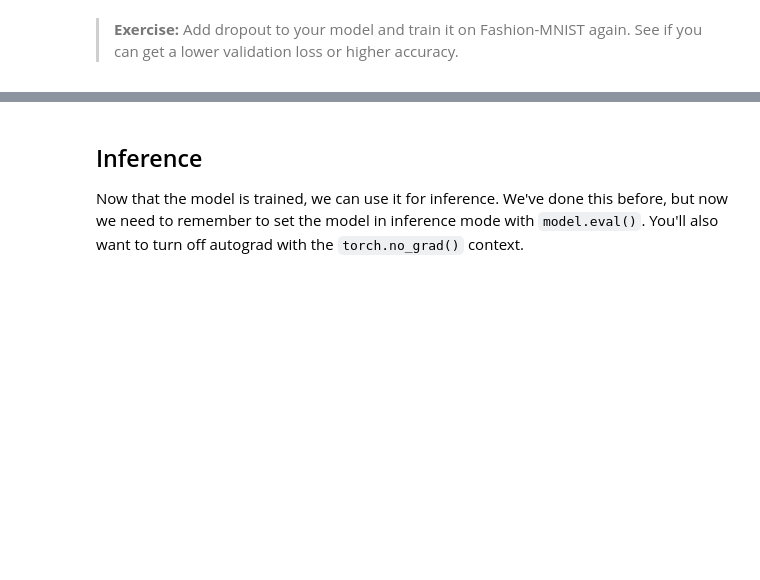
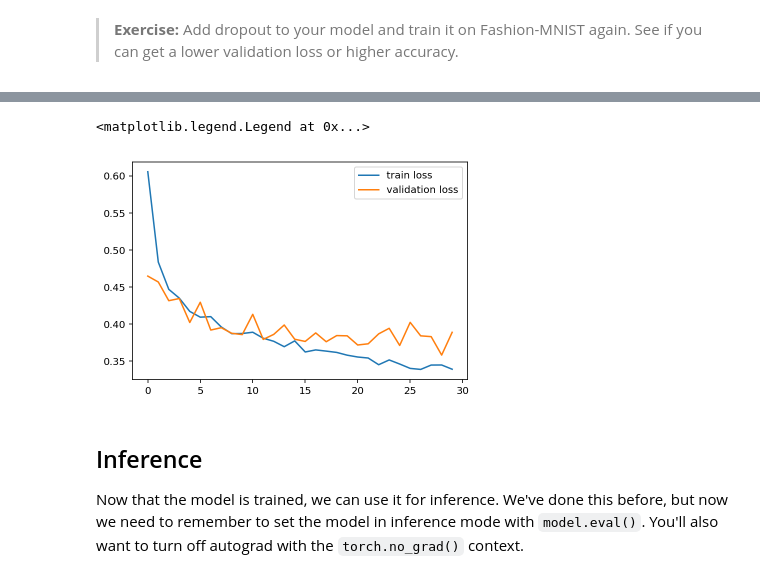
Before and after one commit to Satwato/deep-learning-v2-pytorch, a Jupyter notebook: intro-to-pytorch/Part 5 - Inference and Validation (Exercises).ipynb, the cells around one changed output, grey strips where cells are left out. Drawn from its saved outputs; the diff is of its cells as text; code cells hidden in the pictures; blank space fills up the shorter version.

```diff
--- a/intro-to-pytorch/Part 5 - Inference and Validation (Exercises).ipynb
+++ b/intro-to-pytorch/Part 5 - Inference and Validation (Exercises).ipynb
@@ -236,0 +251,23 @@ model.train()
+# %%
+from torch import nn, optim
+import torch.nn.functional as F
+
+class Classifier(nn.Module):
+    def __init__(self):
+        super().__init__()
+        self.fc1 = nn.Linear(784, 256)
+        self.fc2 = nn.Linear(256, 128)
+        self.fc3 = nn.Linear(128, 64)
+        self.fc4 = nn.Linear(64, 10)
+
+        self.dropout= nn.Dropout(p=0.2)
+    def forward(self, x):
+        # make sure input tensor is flattened
+        x = x.view(x.shape[0], -1)
+
+        x = self.dropout(F.relu(self.fc1(x)))
+        x = self.dropout(F.relu(self.fc2(x)))
+        x = self.dropout(F.relu(self.fc3(x)))
+        x = F.log_softmax(self.fc4(x), dim=1)
+
+        return x
@@ -237,3 +331,13 @@ model.train()
+# %%
+%matplotlib inline
+%config InlineBackend.figure_format='retina'
+import matplotlib.pyplot as plt
+plt.plot(train_losses, label='train loss')
+plt.plot(test_losses, label='validation loss')
+plt.legend(frameon='False')
+# %% [output]
+<matplotlib.legend.Legend at 0x...>
+[figure, added]
 # %% [markdown]
 ## Inference
 
```
Also changed, not shown: parts of 9 cells of this notebook.
